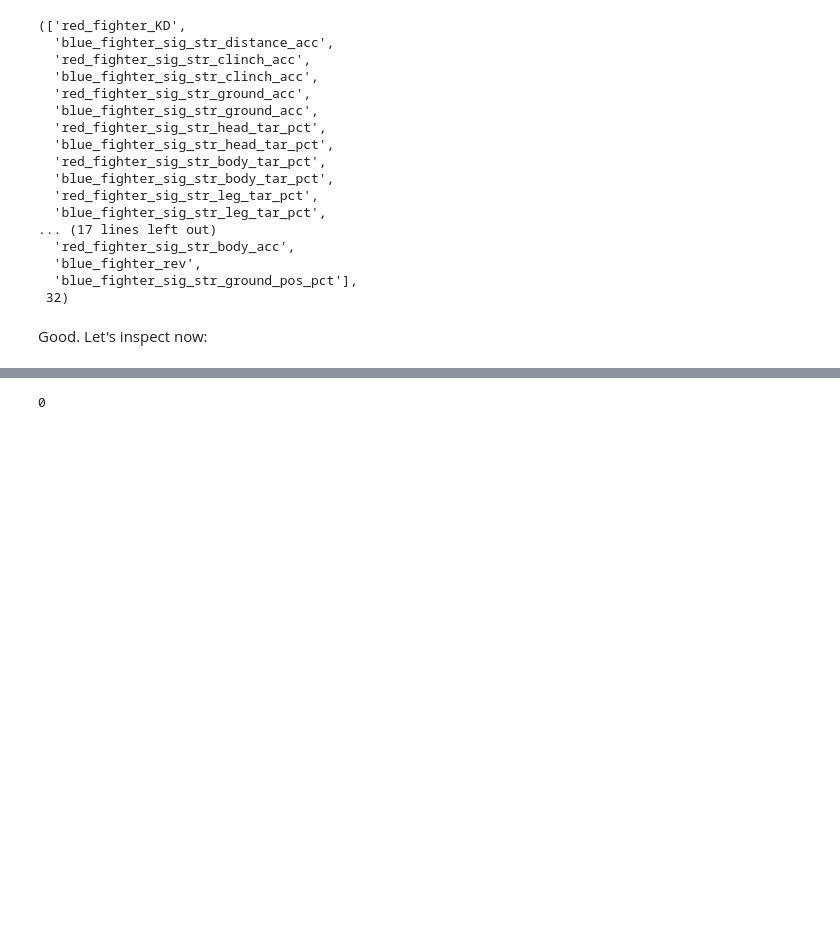
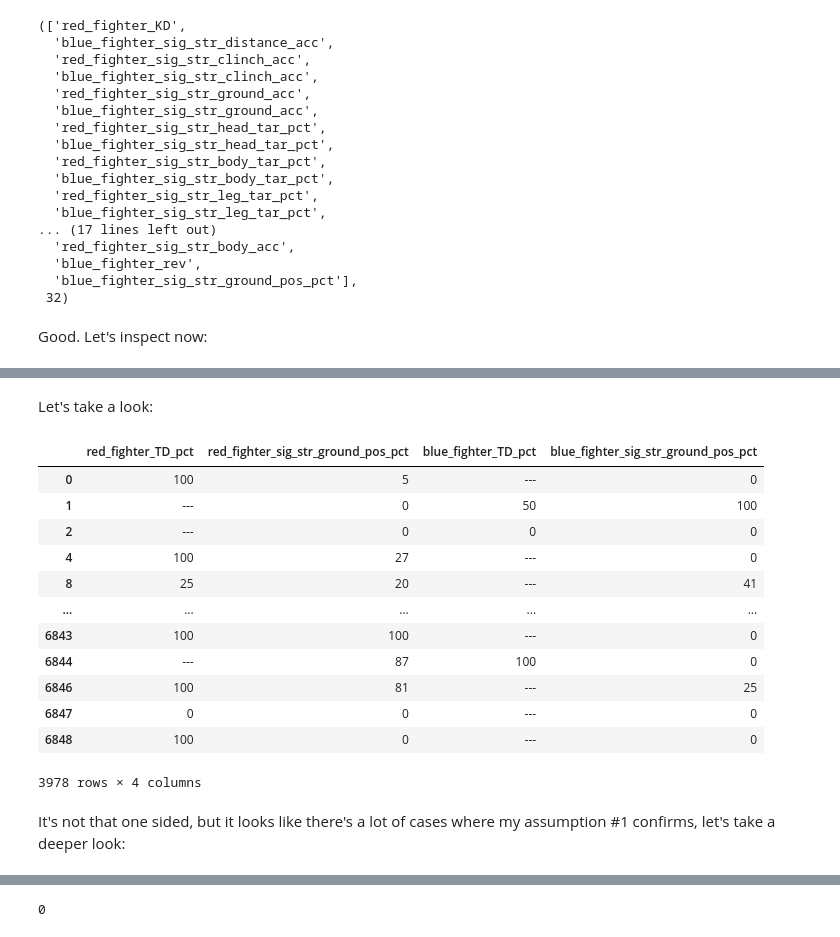
Before and after one commit to komaksym/UFC-DataLab, a Jupyter notebook: data/src/clean_data.ipynb, the cells around one changed output, grey strips where cells are left out. Drawn from its saved outputs; the diff is of its cells as text; code cells hidden in the pictures; blank space fills up the shorter version.

Commit message:
inspect all NaN features, perform surface-level examination of these NaN features and figure out what approaches to take to impute them

```diff
--- a/data/src/clean_data.ipynb
+++ b/data/src/clean_data.ipynb
@@ -669,0 +734,22 @@ mask = stats.loc[
+# %% [markdown]
+Let's take a look:
+# %%
+cols = ["red_fighter_TD_pct", "blue_fighter_TD_pct"]
+inspect_df = inspect_nans(stats, cols)
+inspect_df[["red_fighter_TD_pct", "red_fighter_sig_str_ground_pos_pct", "blue_fighter_TD_pct", "blue_fighter_sig_str_ground_pos_pct"]]
+# %% [output]
+|  | red_fighter_TD_pct | red_fighter_sig_str_ground_pos_pct | blue_fighter_TD_pct | blue_fighter_sig_str_ground_pos_pct |
+| 0 | 100 | 5 | --- | 0 |
+| 1 | --- | 0 | 50 | 100 |
+| 2 | --- | 0 | 0 | 0 |
+| 4 | 100 | 27 | --- | 0 |
+| 8 | 25 | 20 | --- | 41 |
+| ... | ... | ... | ... | ... |
+| 6843 | 100 | 100 | --- | 0 |
+| 6844 | --- | 87 | 100 | 0 |
+| 6846 | 100 | 81 | --- | 25 |
+| 6847 | 0 | 0 | --- | 0 |
+| 6848 | 100 | 0 | --- | 0 |
+3978 rows × 4 columns
+# %% [markdown]
+It's not that one sided, but it looks like there's a lot of cases where my assumption #1 confirms, let's take a deeper look:
```
Also changed, not shown: parts of 28 cells of this notebook.
